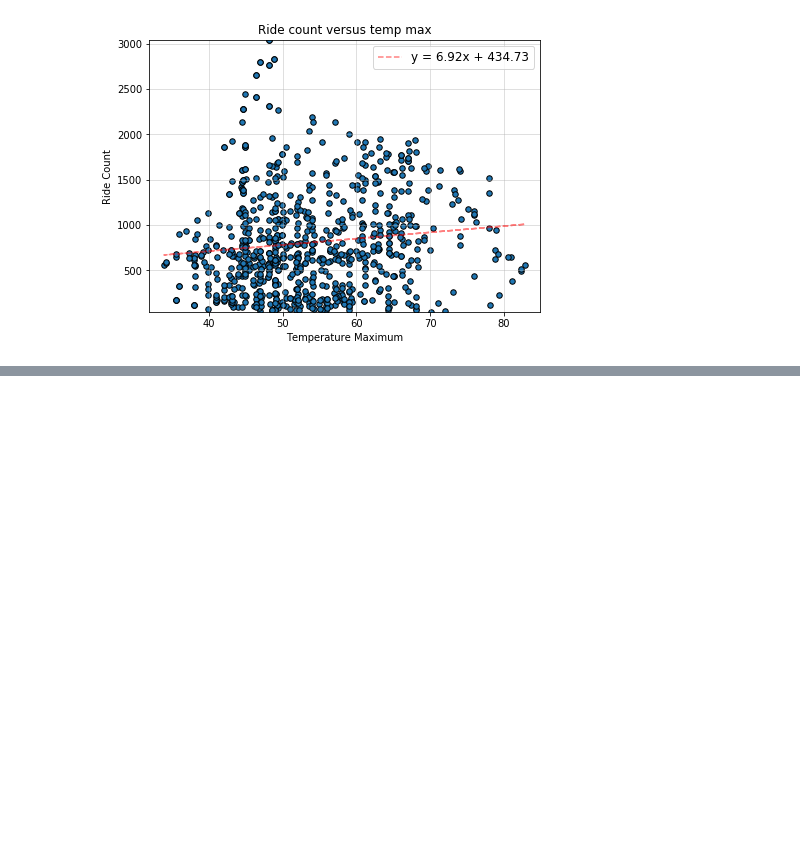
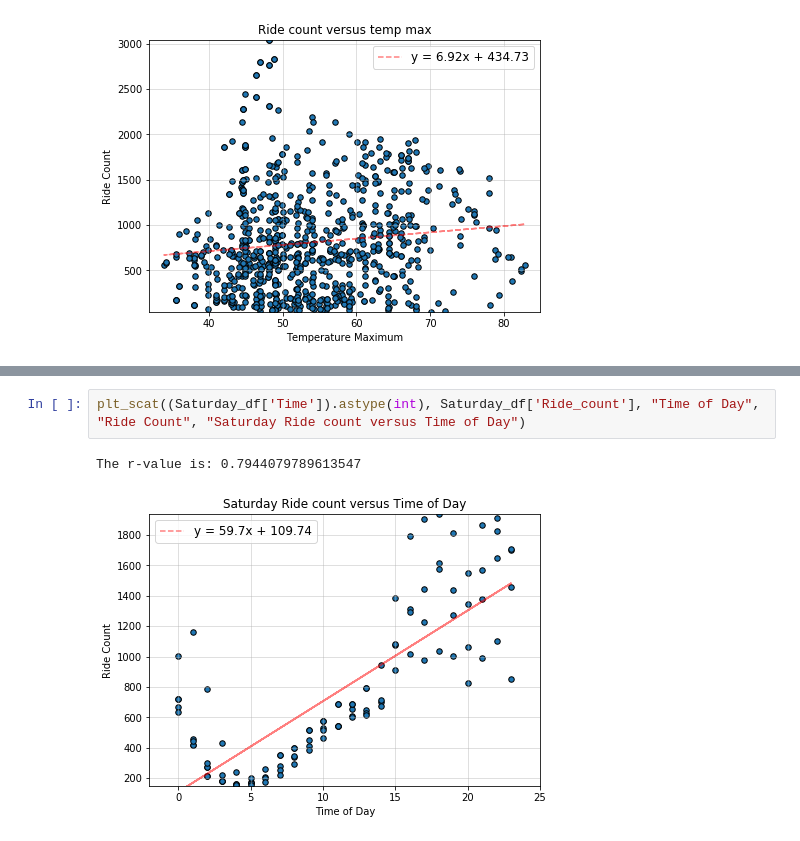
Before and after one commit to JacobTrevithick/Uber-Ride-Count-Weather-Analysis, a Jupyter notebook: Data_cleaning.ipynb, the cells around one changed output, grey strips where cells are left out. Saved outputs shown, nothing was run; the diff lists cells and outputs as text; blank space fills up the shorter version.

```diff
--- a/Data_cleaning.ipynb
+++ b/Data_cleaning.ipynb
@@ -132,0 +180,5 @@ The r-value is: 0.11500992163985174
+# %%
+plt_scat((Saturday_df['Time']).astype(int), Saturday_df['Ride_count'], "Time of Day", "Ride Count", "Saturday Ride count versus Time of Day")
+# %% [output]
+The r-value is: 0.7944079789613547
+[figure, added]
```
Also changed, not shown: parts of 12 cells of this notebook.
